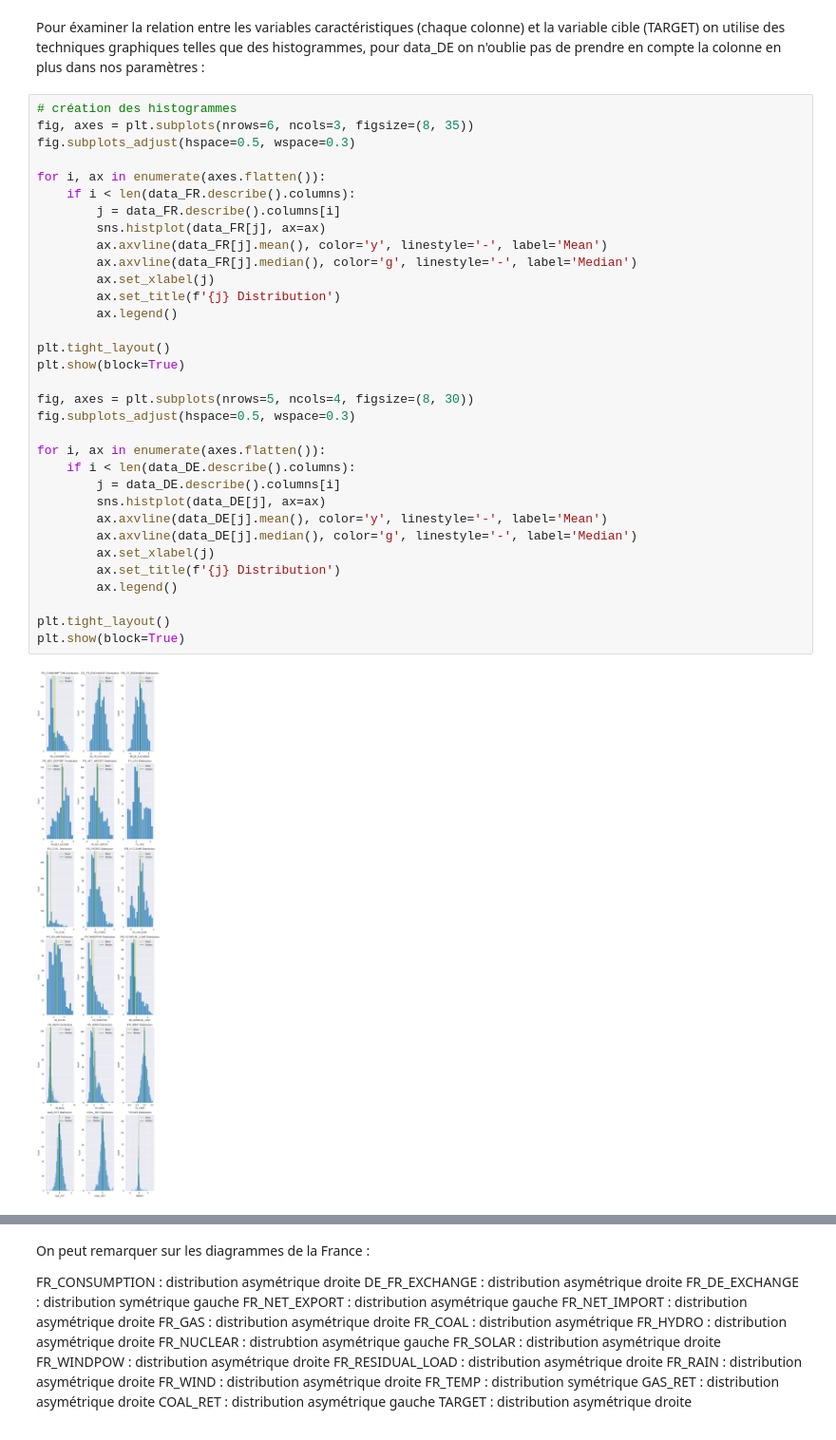
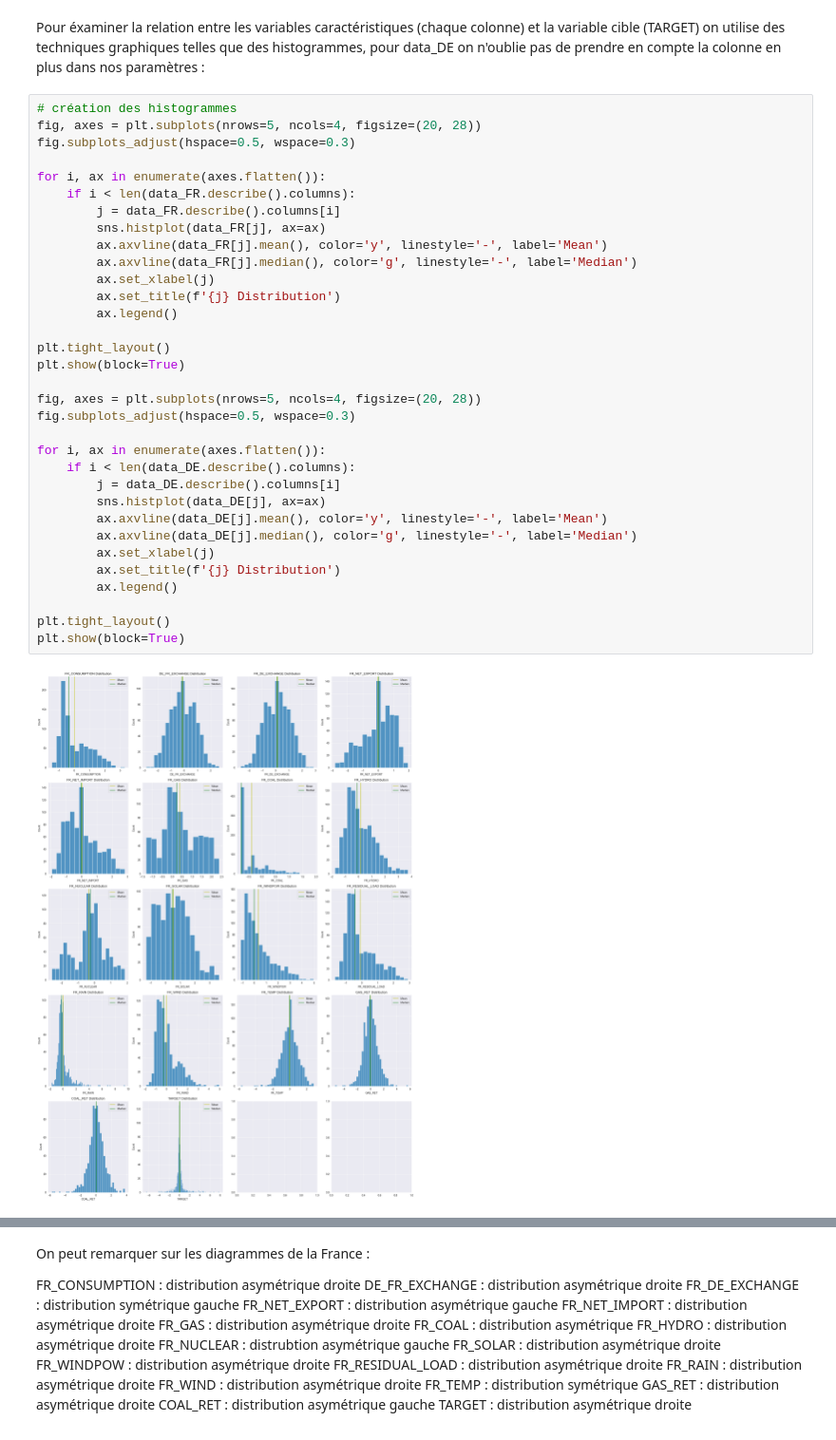
Before and after one commit to juliele1/Projet_Machine_Learning, a Jupyter notebook: notebook.ipynb, the cells around one changed output, grey strips where cells are left out. Shown at 95% size. Cells and saved outputs as stored; diff of their text form.

```diff
--- a/notebook.ipynb
+++ b/notebook.ipynb
@@ -160,36 +160,36 @@ describe() permet d'afficher la somme de toutes les lignes de chaque colonne ave
 Pour éxaminer la relation entre les variables caractéristiques (chaque colonne) et la variable cible (TARGET) on utilise des techniques graphiques telles que des histogrammes, pour data_DE on n'oublie pas de prendre en compte la colonne en plus dans nos paramètres :
 # %%
 # création des histogrammes
-fig, axes = plt.subplots(nrows=6, ncols=3, figsize=(8, 35))
+fig, axes = plt.subplots(nrows=5, ncols=4, figsize=(20, 28))
 fig.subplots_adjust(hspace=0.5, wspace=0.3)
 
 for i, ax in enumerate(axes.flatten()):
     if i < len(data_FR.describe().columns):
         j = data_FR.describe().columns[i]
         sns.histplot(data_FR[j], ax=ax)
         ax.axvline(data_FR[j].mean(), color='y', linestyle='-', label='Mean')
         ax.axvline(data_FR[j].median(), color='g', linestyle='-', label='Median')
         ax.set_xlabel(j)
         ax.set_title(f'{j} Distribution')
         ax.legend()
 
 plt.tight_layout()
 plt.show(block=True)
 
-fig, axes = plt.subplots(nrows=5, ncols=4, figsize=(8, 30))
+fig, axes = plt.subplots(nrows=5, ncols=4, figsize=(20, 28))
 fig.subplots_adjust(hspace=0.5, wspace=0.3)
 
 for i, ax in enumerate(axes.flatten()):
     if i < len(data_DE.describe().columns):
         j = data_DE.describe().columns[i]
         sns.histplot(data_DE[j], ax=ax)
         ax.axvline(data_DE[j].mean(), color='y', linestyle='-', label='Mean')
         ax.axvline(data_DE[j].median(), color='g', linestyle='-', label='Median')
         ax.set_xlabel(j)
         ax.set_title(f'{j} Distribution')
         ax.legend()
 
 plt.tight_layout()
 plt.show(block=True)
 # %% [output]
-[figure, old version]
+[figure, new version]
```
Also changed, not shown: parts of 7 cells of this notebook, 1 other file.
